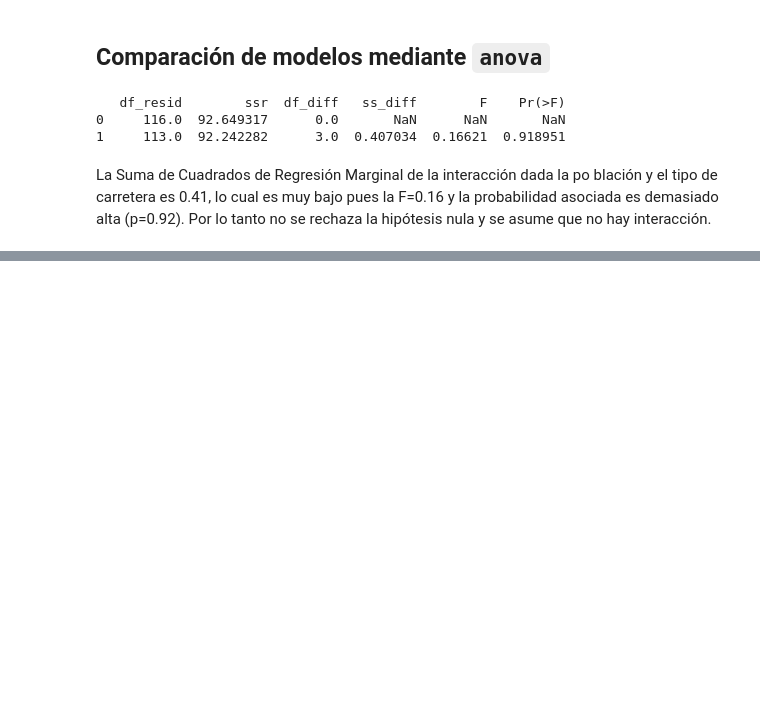
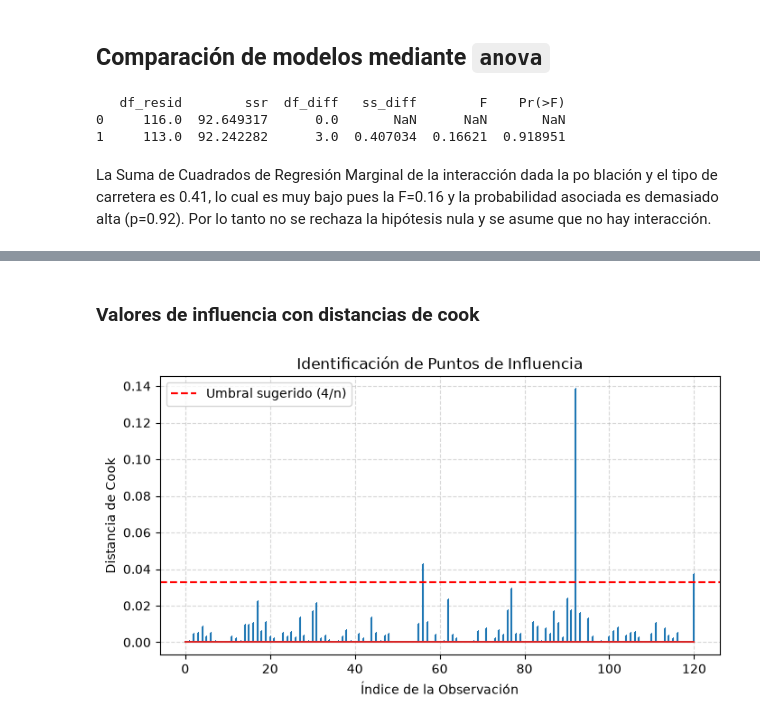
Before and after one commit to FabianAlmirall/Laboratorio_Python, a Jupyter notebook: Laboratorio_Python.ipynb, the cells around one changed output, grey strips where cells are left out. Drawn from its saved outputs; the diff is of its cells as text; code cells hidden in the pictures; blank space fills up the shorter version.

```diff
--- a/Laboratorio_Python.ipynb
+++ b/Laboratorio_Python.ipynb
@@ -876,0 +1021,20 @@ hipótesis nula y se asume que no hay interacción.
+# %% [markdown]
+### Valores de influencia con distancias de cook
+# %%
+# Obtener distancia de Cook
+influencia = mod2.get_influence()
+cooks_d, _ = influencia.cooks_distance
+
+plt.figure(figsize=(8, 4))
+plt.stem(np.arange(len(cooks_d)), cooks_d, markerfmt=",")
+plt.axhline(
+    4 / len(df), color="red", linestyle="--", label="Umbral sugerido (4/n)"
+)
+plt.xlabel("Índice de la Observación")
+plt.ylabel("Distancia de Cook")
+plt.title("Identificación de Puntos de Influencia")
+plt.legend()
+plt.grid(True, linestyle="--", alpha=0.5)
+plt.show()
+# %% [output]
+[figure, added]
```
Also changed, not shown: parts of 21 cells of this notebook.
